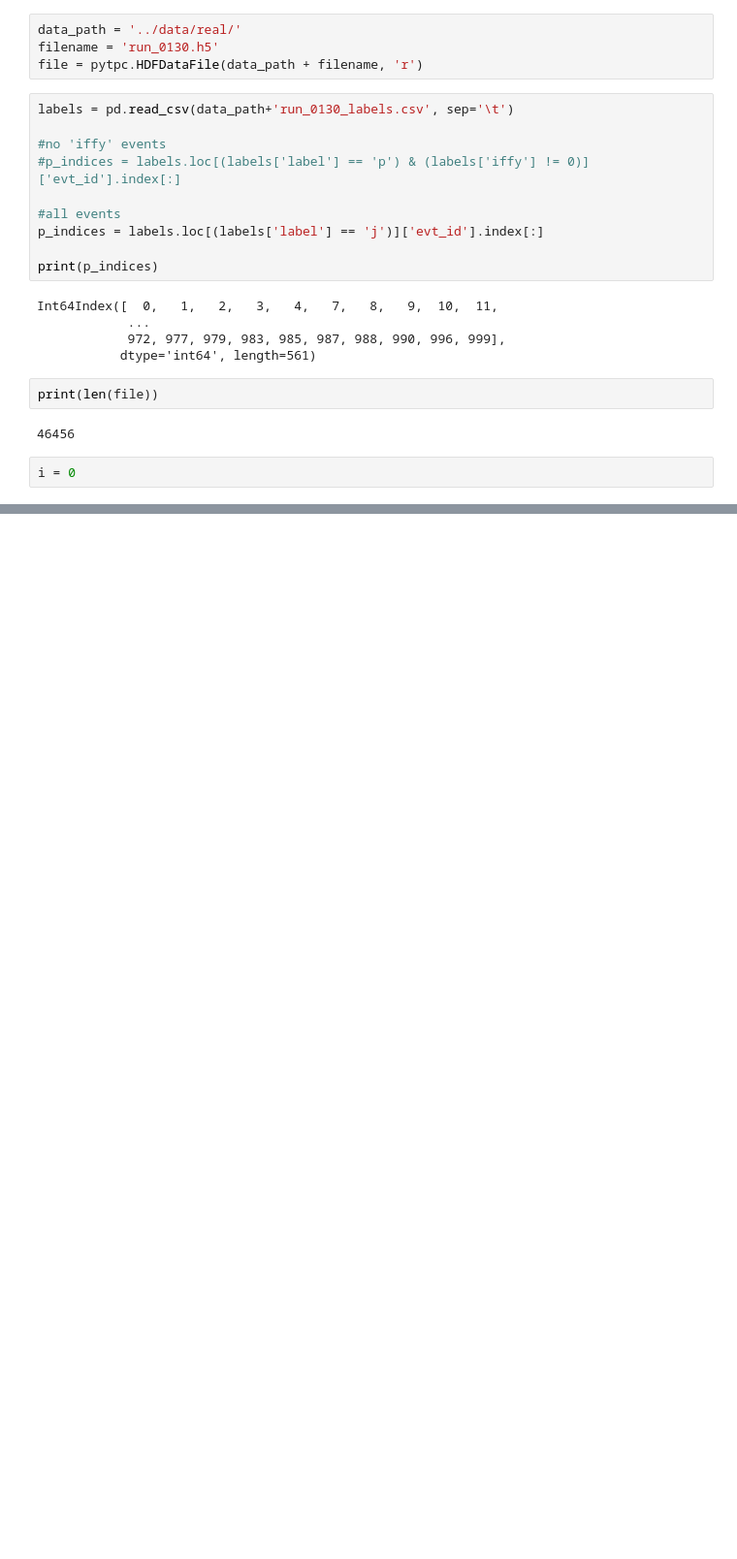
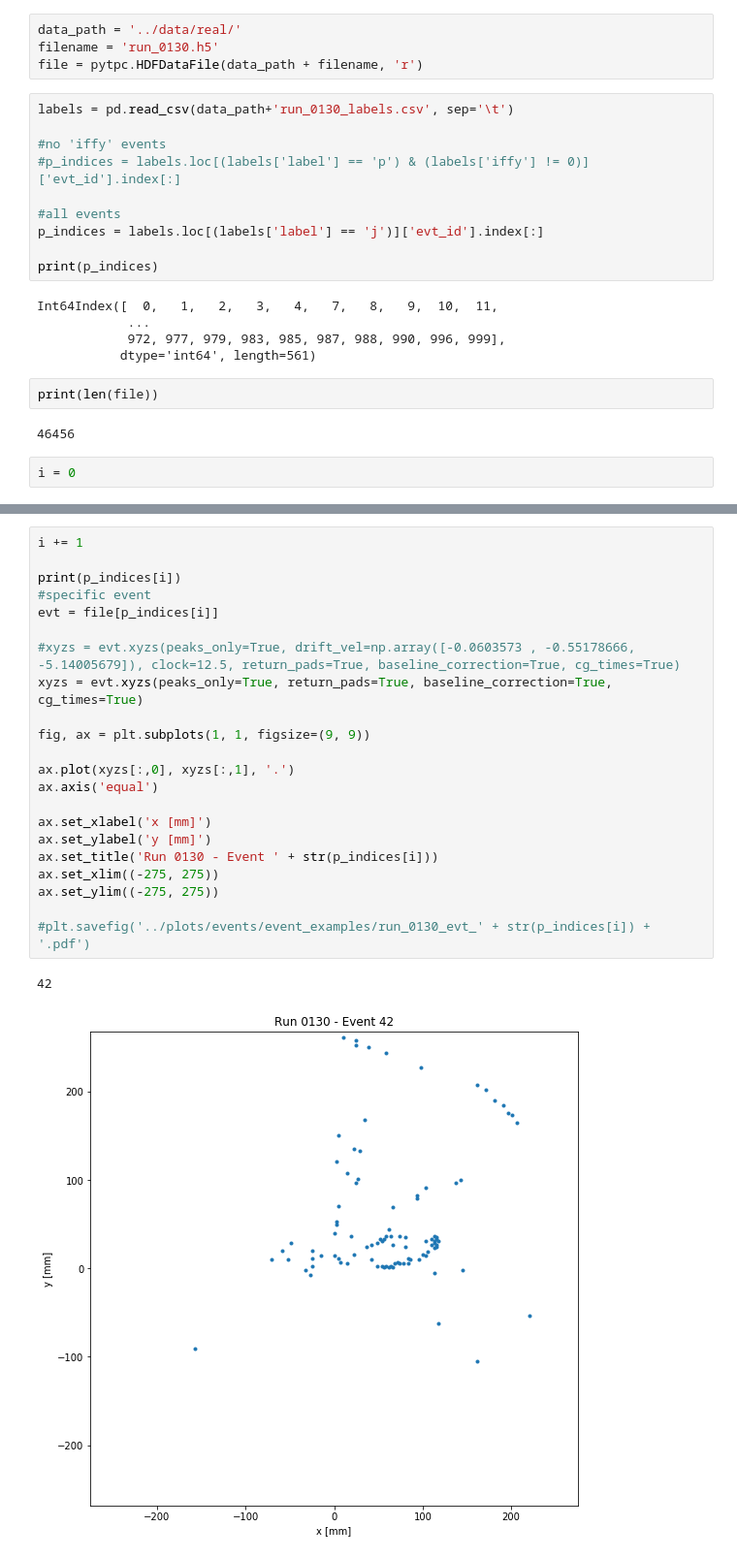
Before and after one commit to jtaylorz/attpc-event-classification, a Jupyter notebook: jupyter-notebooks/VisualizeLabeledData-MPK_testing_z.ipynb, the cells around one changed output, grey strips where cells are left out. Shown: that part at 97% size. Saved outputs shown, nothing was run; the diff lists cells and outputs as text; blank space fills up the shorter version.

```diff
--- a/jupyter-notebooks/VisualizeLabeledData-MPK_testing_z.ipynb
+++ b/jupyter-notebooks/VisualizeLabeledData-MPK_testing_z.ipynb
@@ -83,3 +82,28 @@ ax2.set_zlim(0., 600.)
+# %%
+i += 1
+
+print(p_indices[i])
+#specific event
+evt = file[p_indices[i]]
+
+#xyzs = evt.xyzs(peaks_only=True, drift_vel=np.array([-0.0603573 , -0.55178666, -5.14005679]), clock=12.5, return_pads=True, baseline_correction=True, cg_times=True)
+xyzs = evt.xyzs(peaks_only=True, return_pads=True, baseline_correction=True, cg_times=True)
+
+fig, ax = plt.subplots(1, 1, figsize=(9, 9))
+
+ax.plot(xyzs[:,0], xyzs[:,1], '.')
+ax.axis('equal')
+
+ax.set_xlabel('x [mm]')
+ax.set_ylabel('y [mm]')
+ax.set_title('Run 0130 - Event ' + str(p_indices[i]))
+ax.set_xlim((-275, 275))
+ax.set_ylim((-275, 275))
+
+#plt.savefig('../plots/events/event_examples/run_0130_evt_' + str(p_indices[i]) + '.pdf')
+# %% [output]
+42
+[figure, added]
 # %%
 for trace in evt.traces['data']:
     plt.plot(trace)
```
Also changed, not shown: parts of 2 cells of this notebook, 4 other files.
